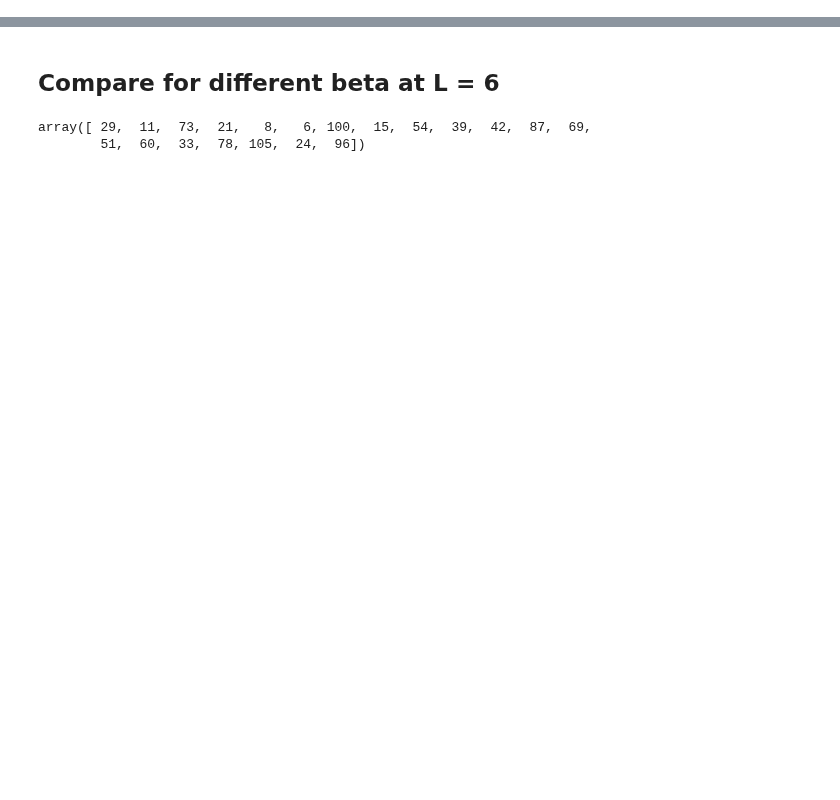
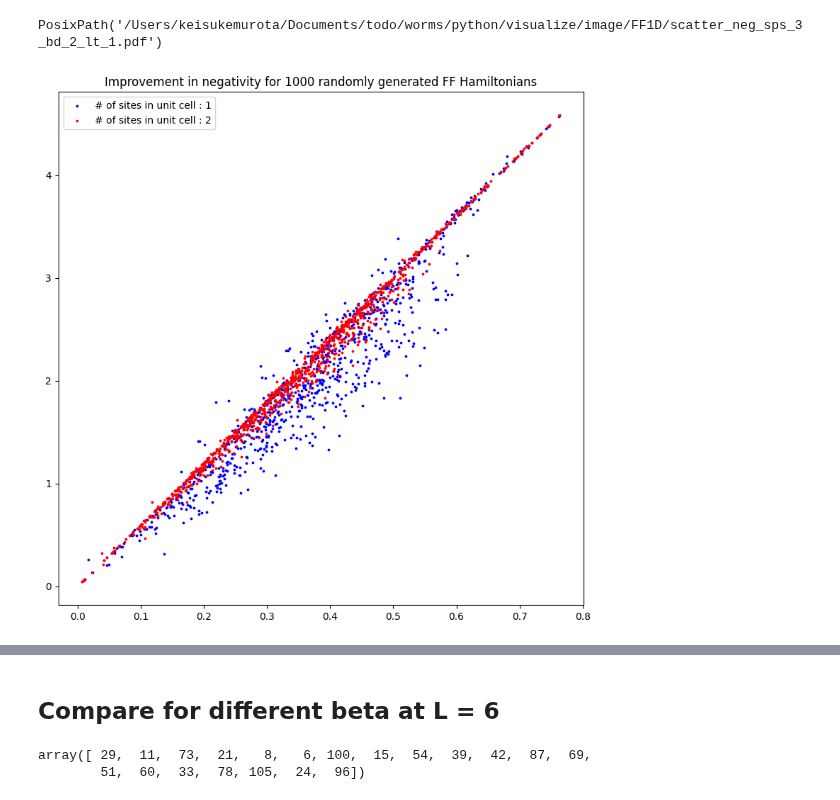
Before and after one commit to MKrbm/worms, a Jupyter notebook: python/visualize/visualize_FF.ipynb, the cells around one changed output, grey strips where cells are left out. Cells and saved outputs as stored; diff of their text form; code cells hidden in the pictures; blank space fills up the shorter version.

```diff
--- a/python/visualize/visualize_FF.ipynb
+++ b/python/visualize/visualize_FF.ipynb
@@ -12,5 +113,11 @@ import matplotlib.gridspec as gridspec
 # %%
-df = get_seed_and_loss("../../worm_result")
-df = df[df.sweeps == 4*10**6]
-df.seed.unique()
+res = []
+for seed, array_dir in zip(valid_seeds, valid_path):
+    try:
+        result = compute_results(seed, 3, bd, 1, array_dir, 6)
+        res.append(result)
+        print(f"finish seed = {seed}")
+    except Exception as e:
+        print(f"error seed = {seed}")
+        print(e)
 # %% [output]
@@ -17,0 +141,10 @@ array([5, 4, 3, 2, 1, 0, 6])
+# %%
+res2 = []
+for seed, array_dir in zip(valid_seeds2, valid_path2):
+    try:
+        result = compute_results(seed, 9, bd, 2, array_dir, 3)
+        res2.append(result)
+        print(f"finish seed = {seed}")
+    except Exception as e:
+        print(f"error seed = {seed}")
+        print(e)
@@ -17,0 +169,20 @@ array([5, 4, 3, 2, 1, 0, 6])
+# %%
+plot_filename
+# %% [output]
+PosixPath('/Users/keisukemurota/Documents/todo/worms/python/visualize/image/FF1D/scatter_neg_sps_3_bd_2_lt_1.pdf')
+# %%
+df = pd.DataFrame(res)
+df2 = pd.DataFrame(res2)
+# df.loss = df.loss / lt
+
+fig, ax = plt.subplots(figsize=(8, 8))
+ax.scatter(- df['loss_u'] +  df["loss"], - df['neg_ori'] + df['neg_opt'], s = 3, c = "blue", label = "# of sites in unit cell : 1")
+ax.scatter((- df2['loss_u'] + df2["loss"])/2, - df2['neg_ori'] + df2['neg_opt'], s = 3, c = "red", label = "# of sites in unit cell : 2")
+
+ax.set_title("Improvement in negativity for 1000 randomly generated FF Hamiltonians")
+ax.legend()
+fig.tight_layout()
+plot_filename = pythonPath / f'visualize/image/FF1D/scatter_neg_sps_{3}_bd_{bd}_lt_{1}.pdf'
+fig.savefig(plot_filename, dpi=300, format = "pdf")
+# %% [output]
+[figure, added]
```
Also changed, not shown: parts of 10 cells of this notebook, 3 other files.
